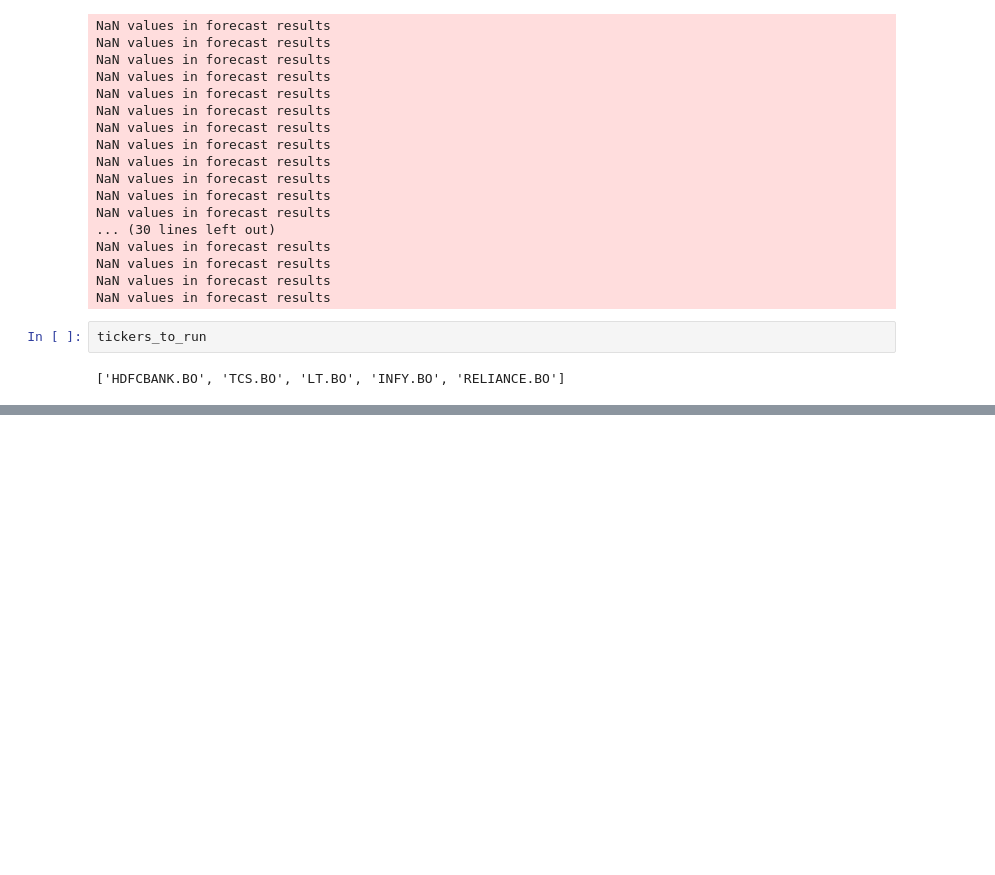
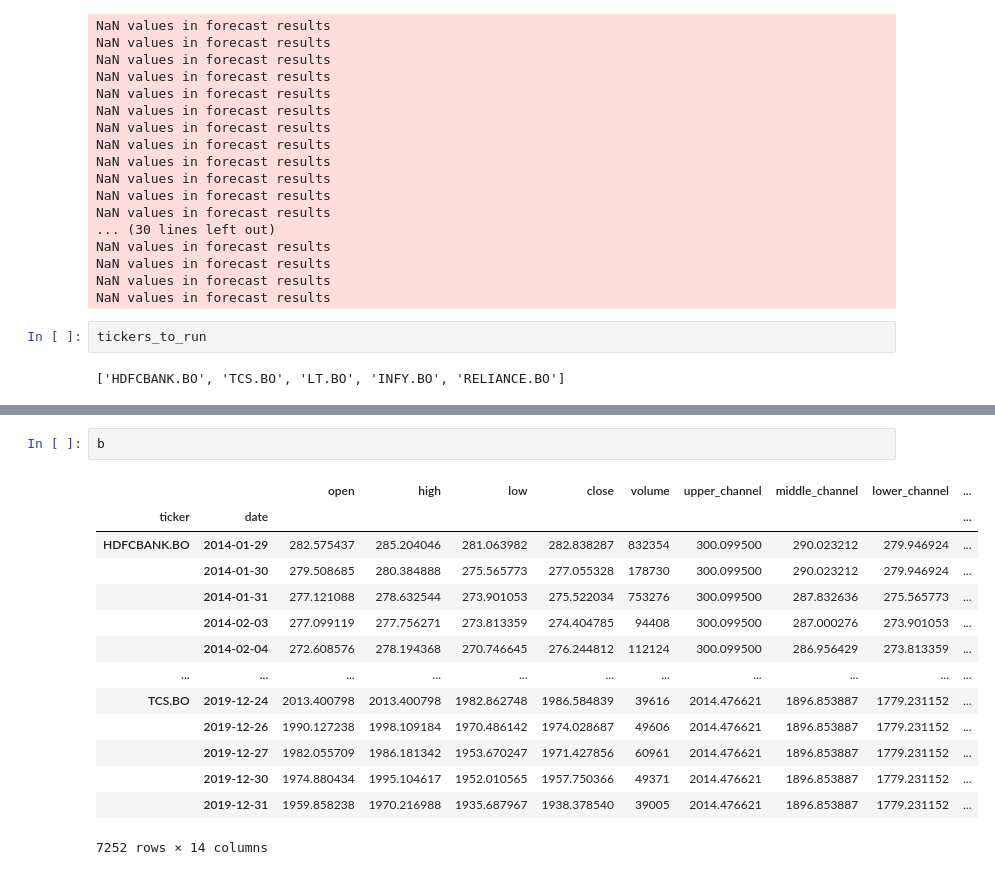
Before and after one commit to bhvignesh/trading_system, a Jupyter notebook: notebooks/test_output.ipynb, the cells around one changed output, grey strips where cells are left out. Drawn from its saved outputs; the diff is of its cells as text; blank space fills up the shorter version.

```diff
--- a/notebooks/test_output.ipynb
+++ b/notebooks/test_output.ipynb
@@ -723,0 +810,17 @@ tickers_to_run
+# %%
+b
+# %% [output]
+|  |  | open | high | low | close | volume | upper_channel | middle_channel | lower_channel | ... |
+| ticker | date |  |  |  |  |  |  |  |  | ... |
+| HDFCBANK.BO | 2014-01-29 | 282.575437 | 285.204046 | 281.063982 | 282.838287 | 832354 | 300.099500 | 290.023212 | 279.946924 | ... |
+|  | 2014-01-30 | 279.508685 | 280.384888 | 275.565773 | 277.055328 | 178730 | 300.099500 | 290.023212 | 279.946924 | ... |
+|  | 2014-01-31 | 277.121088 | 278.632544 | 273.901053 | 275.522034 | 753276 | 300.099500 | 287.832636 | 275.565773 | ... |
+|  | 2014-02-03 | 277.099119 | 277.756271 | 273.813359 | 274.404785 | 94408 | 300.099500 | 287.000276 | 273.901053 | ... |
+|  | 2014-02-04 | 272.608576 | 278.194368 | 270.746645 | 276.244812 | 112124 | 300.099500 | 286.956429 | 273.813359 | ... |
+| ... | ... | ... | ... | ... | ... | ... | ... | ... | ... | ... |
+| TCS.BO | 2019-12-24 | 2013.400798 | 2013.400798 | 1982.862748 | 1986.584839 | 39616 | 2014.476621 | 1896.853887 | 1779.231152 | ... |
+|  | 2019-12-26 | 1990.127238 | 1998.109184 | 1970.486142 | 1974.028687 | 49606 | 2014.476621 | 1896.853887 | 1779.231152 | ... |
+|  | 2019-12-27 | 1982.055709 | 1986.181342 | 1953.670247 | 1971.427856 | 60961 | 2014.476621 | 1896.853887 | 1779.231152 | ... |
+|  | 2019-12-30 | 1974.880434 | 1995.104617 | 1952.010565 | 1957.750366 | 49371 | 2014.476621 | 1896.853887 | 1779.231152 | ... |
+|  | 2019-12-31 | 1959.858238 | 1970.216988 | 1935.687967 | 1938.378540 | 39005 | 2014.476621 | 1896.853887 | 1779.231152 | ... |
+7252 rows × 14 columns
```
Also changed, not shown: parts of 5 cells of this notebook, 1 other file.
